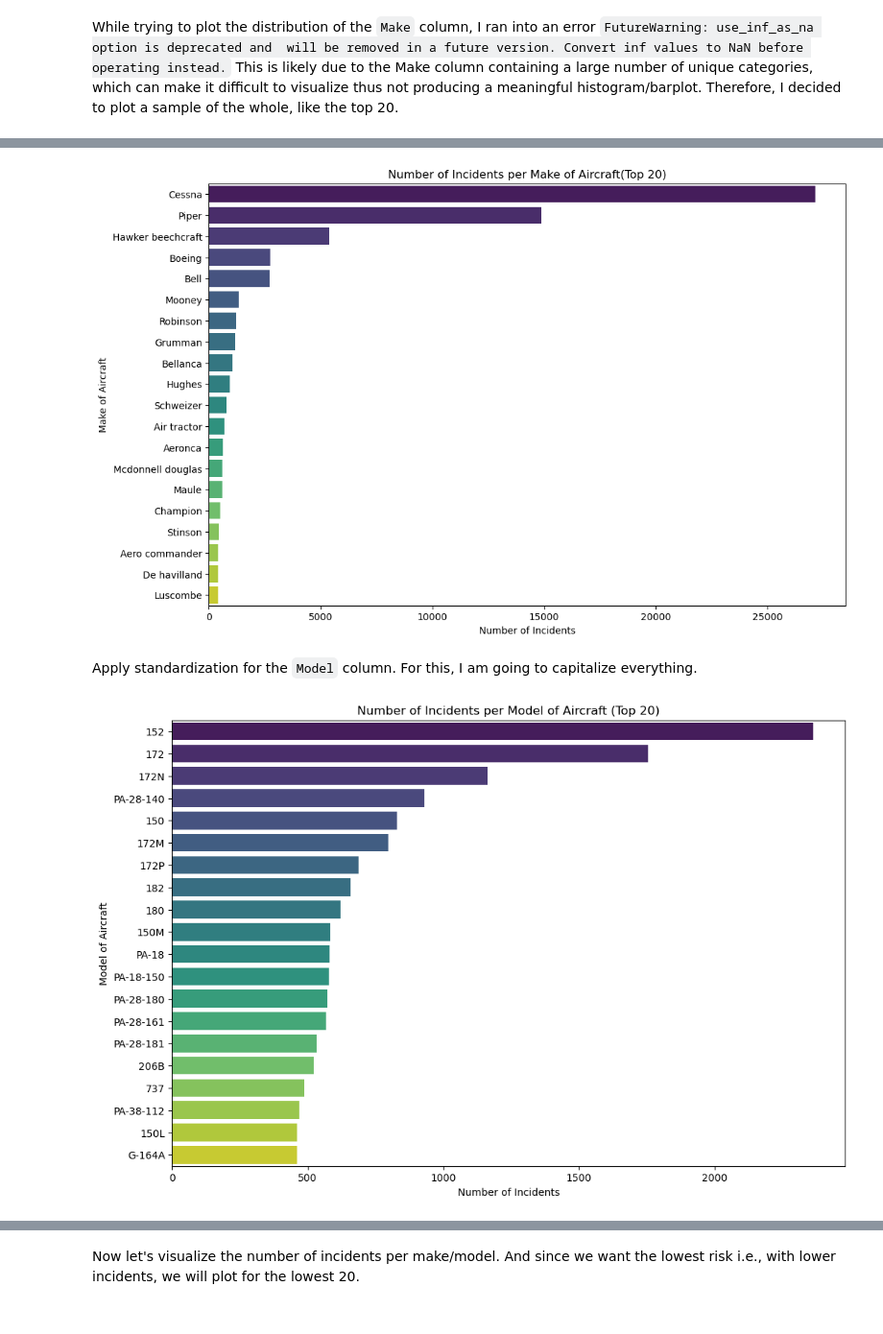
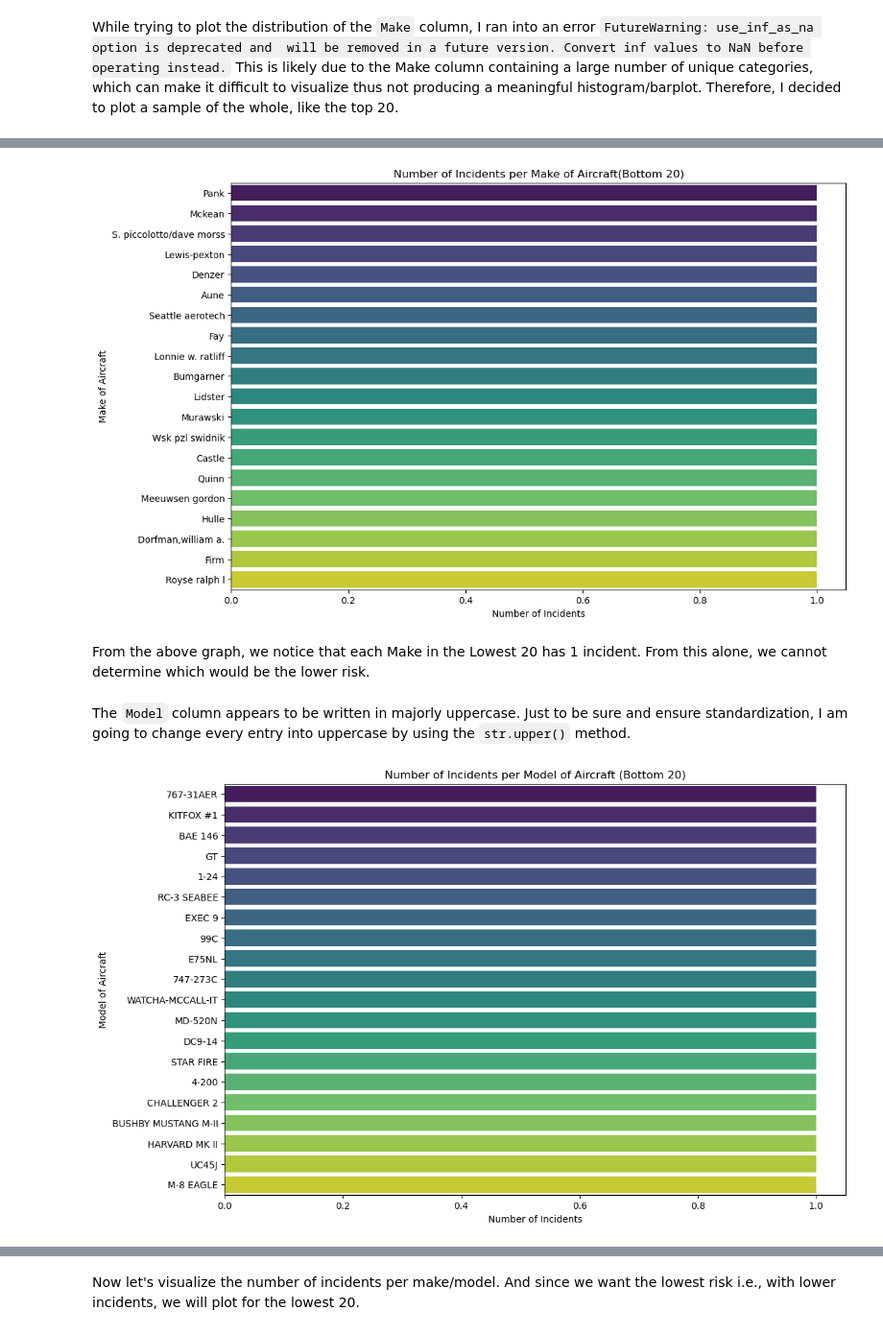
Before and after one commit to BandaVallary/aviation-accidents-analysis, a Jupyter notebook: aviation-accident-analysis.ipynb, the cells around one changed output, grey strips where cells are left out. Shown at 96% size. Cells and saved outputs as stored; diff of their text form; code cells hidden in the pictures.

Commit message:
Combined a few risk factors to drill down the analysis, Added Conclusions & Recommendations

```diff
--- a/aviation-accident-analysis.ipynb
+++ b/aviation-accident-analysis.ipynb
@@ -80,4 +81,4 @@ relevant_columns = ['Event.Id', 'Event.Date', 'Location','Investigation.Type', '
 aviation_data = df[relevant_columns]
 # %%
 # Convert the 'Event.Date' column to datetime format
-aviation_data['Event.Date'] = pd.to_datetime(aviation_data['Event.Date'])
+aviation_data.loc[:, 'Event.Date'] = pd.to_datetime(aviation_data['Event.Date'])
@@ -240,14 +233,16 @@ Name: count, dtype: int64
 # %%
 # Plot the bar plot for the top makes
 plt.figure(figsize=(12, 8))
-sns.barplot(x=top_make_counts.values, y=top_make_counts.index, palette='viridis')
-plt.title('Number of Incidents per Make of Aircraft(Top 20)')
+sns.barplot(x=low_make_counts.values, y=low_make_counts.index, palette='viridis')
+plt.title('Number of Incidents per Make of Aircraft(Bottom 20)')
 plt.xlabel('Number of Incidents')
 plt.ylabel('Make of Aircraft');
 # %% [output]
-[figure, old version]
+[figure, new version]
+# %% [markdown]
+From the above graph, we notice that each Make in the Lowest 20 has 1 incident. From this alone, we cannot determine which would be the lower risk.
 # %% [markdown]
-Apply standardization for the `Model` column. For this, I am going to capitalize everything.
+The `Model` column appears to be written in majorly uppercase. Just to be sure and ensure standardization, I am going to change every entry into uppercase by using the `str.upper()` method.
 # %%
 #capitalize aviation makes to promote uniformity
 aviation_cleaned.loc[:, 'Model'] = aviation_cleaned['Model'].str.upper()
@@ -255,13 +250,13 @@ aviation_cleaned.loc[:, 'Model'] = aviation_cleaned['Model'].str.upper()
 #count number of incidents per aircraft model
 model_counts = aviation_cleaned['Model'].value_counts()
 #let's get the 20 most common models
-top_20_models = model_counts.head(20)
+low_20_models = model_counts.tail(20)
 # %%
 # Plot the bar plot for the top makes
 plt.figure(figsize=(12, 8))
-sns.barplot(x=top_20_models.values, y=top_20_models.index, palette='viridis')
-plt.title('Number of Incidents per Model of Aircraft (Top 20)')
+sns.barplot(x=low_20_models.values, y=low_20_models.index, palette='viridis')
+plt.title('Number of Incidents per Model of Aircraft (Bottom 20)')
 plt.xlabel('Number of Incidents')
 plt.ylabel('Model of Aircraft');
 # %% [output]
-[figure, old version]
+[figure, new version]
```
Also changed, not shown: parts of 35 cells of this notebook.
